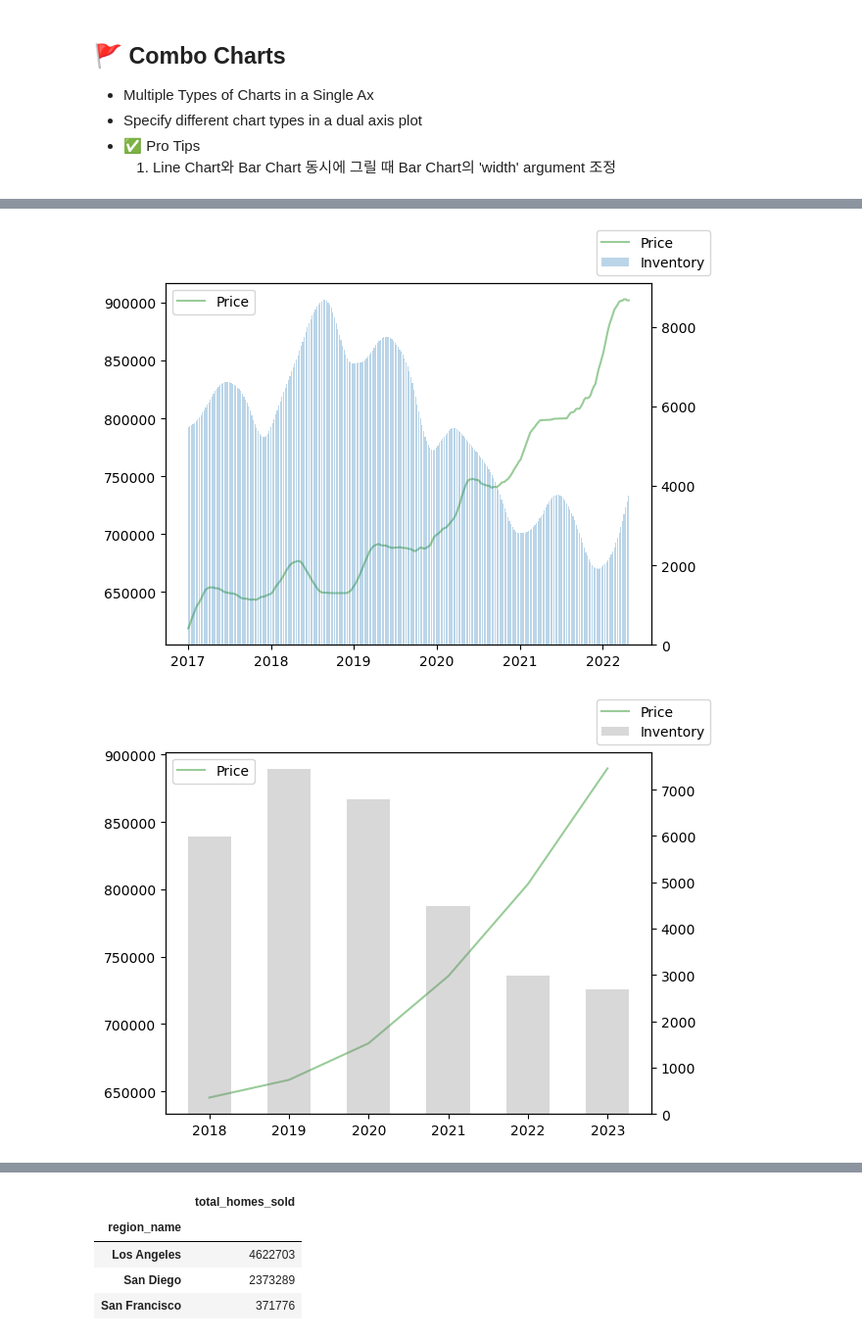
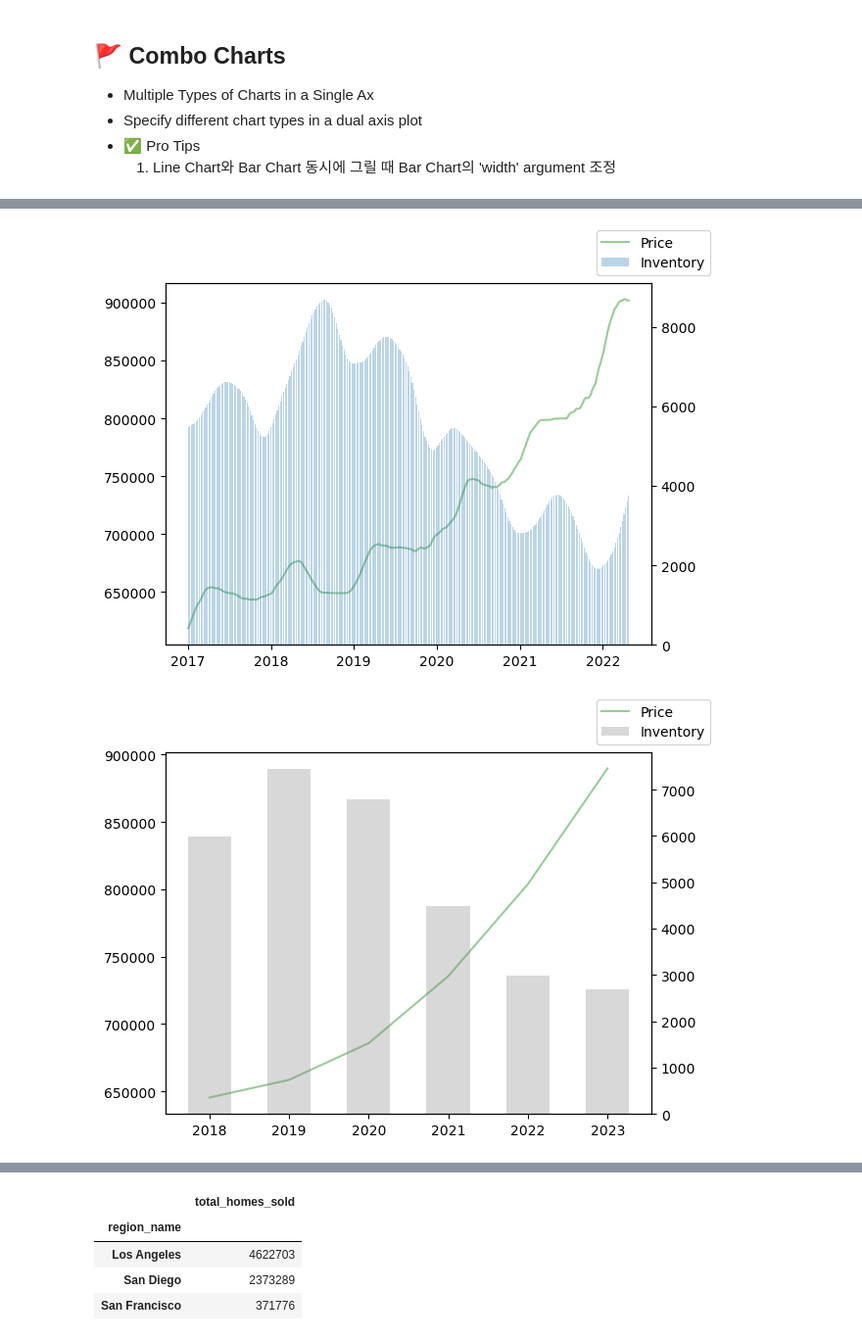
Before and after one commit to scarypillowz/data_visualization, a Jupyter notebook: matplotlib_fundamentals.ipynb, the cells around one changed output, grey strips where cells are left out. Shown at 98% size. Saved outputs shown, nothing was run; the diff lists cells and outputs as text; code cells hidden in the pictures.

```diff
--- a/matplotlib_fundamentals.ipynb
+++ b/matplotlib_fundamentals.ipynb
@@ -895,29 +938,28 @@ sd_dual = (
 # %%
 fig, ax = plt.subplots()
 
 width = 5
 
 ax.plot(
     sd_dual['median_active_list_price'],
     color='green',
     alpha=.4,
     label='Price'
 )
-ax.legend()
 
 ax2 = ax.twinx()
 
 ax2.bar(
     sd_dual.index,
     sd_dual['inventory'],
     width=5,
     alpha=.3,
     label='Inventory'
 )
 
 fig.legend();
 # %% [output]
-[figure, old version]
+[figure, new version]
 # %%
 sd_dual2 = sd_dual.resample('Y').mean()
 
@@ -931,7 +973,6 @@ ax.plot(
     alpha=.4,
     label='Price'
 )
-ax.legend()
 
 ax2 = ax.twinx()
 
@@ -946,7 +987,7 @@ ax2.bar(
 
 fig.legend();
 # %% [output]
-[figure, old version]
+[figure, new version]
 # %% [markdown]
 ## 🚩 Pie Charts
 - Compare Proportions Totaling 100%
```
Also changed, not shown: parts of 19 cells of this notebook, 1 other file.
